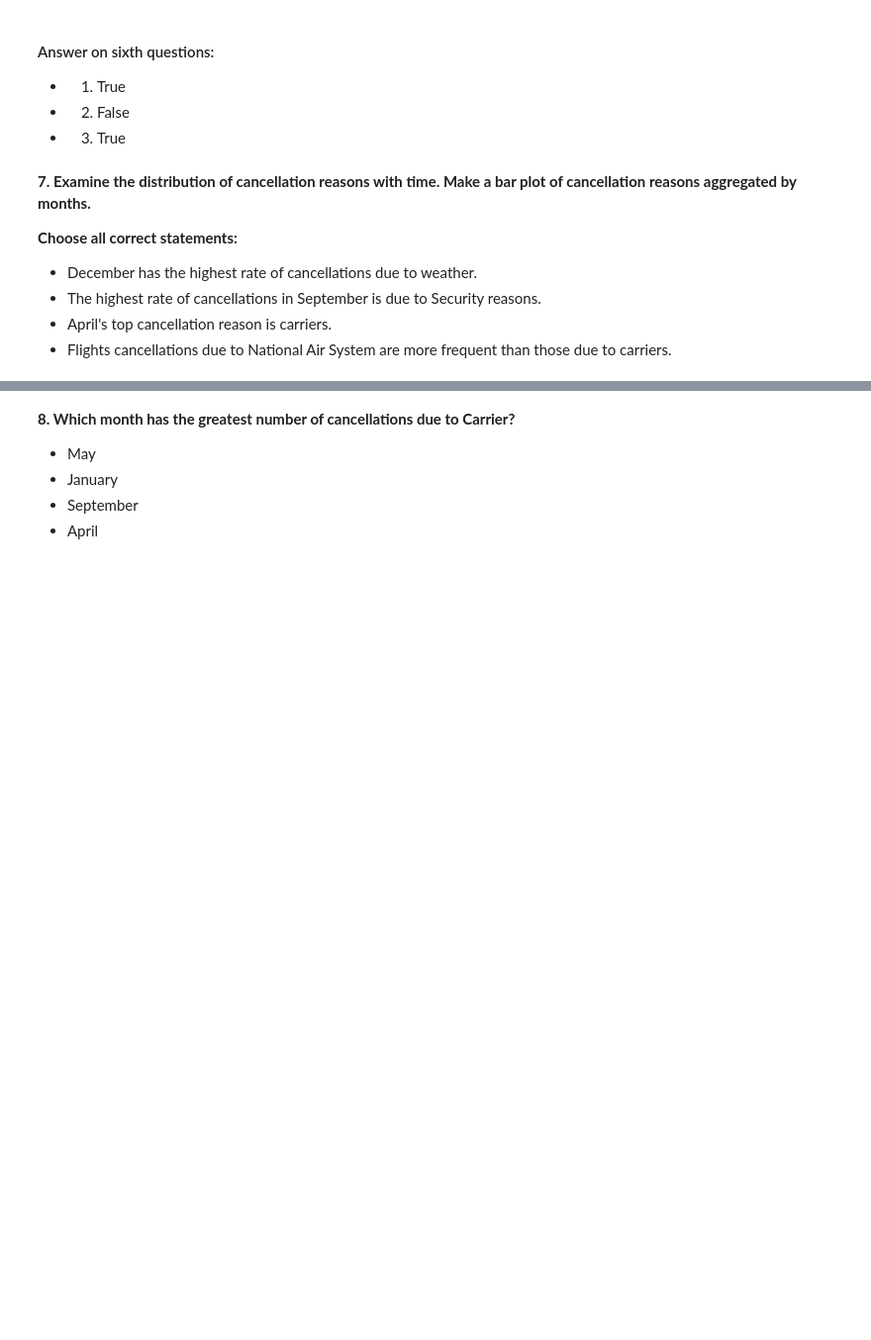
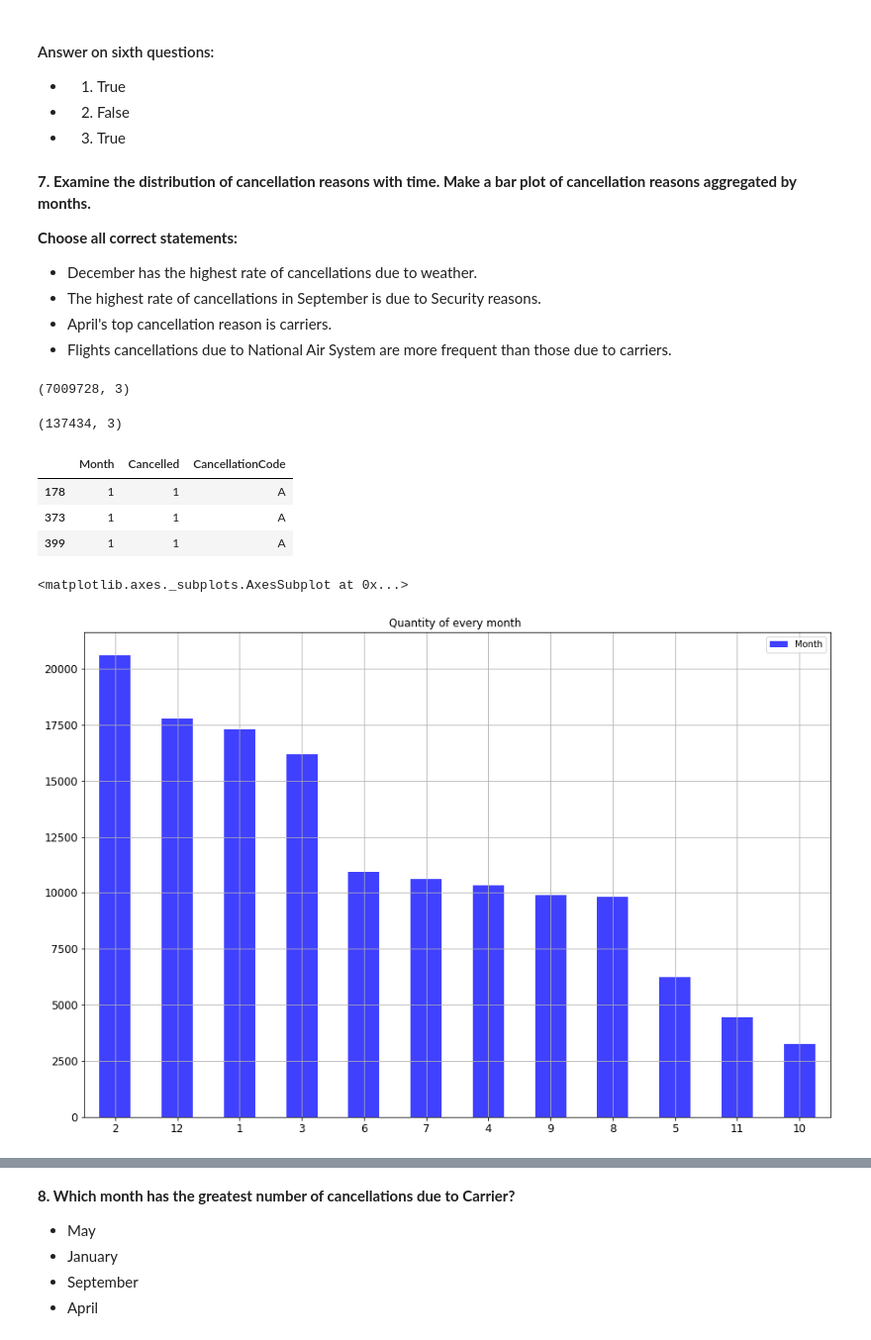
Before and after one commit to plyutik/mlcourse.ai, a Jupyter notebook: jupyter_english/assignments_fall2018/assignment2_USA_flights.ipynb, the cells around one changed output, grey strips where cells are left out. Shown at 99% size. Drawn from its saved outputs; the diff is of its cells as text; code cells hidden in the pictures; blank space fills up the shorter version.

```diff
--- a/jupyter_english/assignments_fall2018/assignment2_USA_flights.ipynb
+++ b/jupyter_english/assignments_fall2018/assignment2_USA_flights.ipynb
@@ -636,0 +637,28 @@ True
+# %%
+canc_reason.head(3)
+canc_reason.shape
+# %% [output]
+(7009728, 3)
+# %%
+canc_reason_without_nan = flights_df[['Month', 'Cancelled', 'CancellationCode']].dropna(subset=['CancellationCode'])
+canc_reason_without_nan.shape
+# %% [output]
+(137434, 3)
+# %%
+canc_reason_without_nan.head(3)
+# %% [output]
+|  | Month | Cancelled | CancellationCode |
+| 178 | 1 | 1 | A |
+| 373 | 1 | 1 | A |
+| 399 | 1 | 1 | A |
+# %%
+import matplotlib.pyplot as plt
+canc_reason_without_nan['Month'].value_counts().plot(kind='bar', title ='Quantity of every month ',\
+                                                  figsize=(15, 10), rot=0,
+                                                  color='blue', alpha=0.75,
+                                                  grid=True,
+                                                  legend=True,
+                                                  fontsize=12)
+# %% [output]
+<matplotlib.axes._subplots.AxesSubplot at 0x...>
+[figure, added]
```
Also changed, not shown: parts of 5 cells of this notebook.
